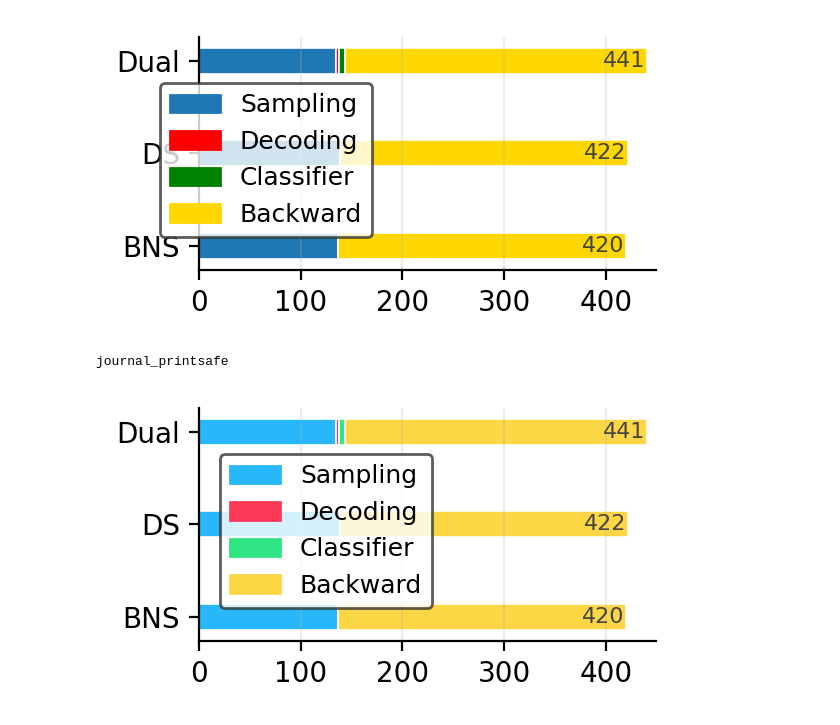
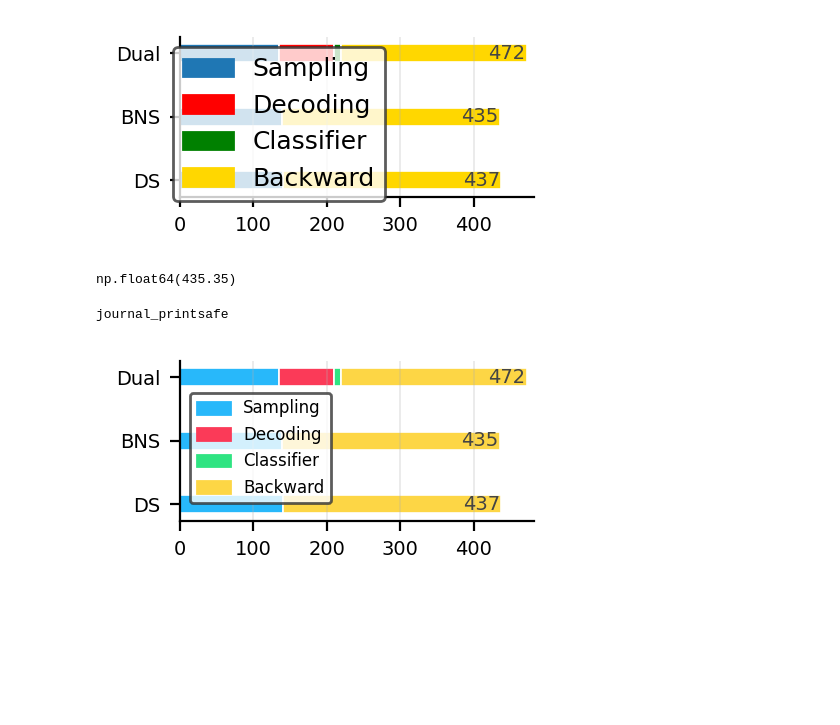
Before and after one commit to scpark20/logpx_samplers, a Jupyter notebook: paper/elapsed_time.ipynb, the cells around one changed output. Drawn from its saved outputs; the diff is of its cells as text; code cells hidden in the pictures; blank space fills up the shorter version.

```diff
--- a/paper/elapsed_time.ipynb
+++ b/paper/elapsed_time.ipynb
@@ -8,9 +8,9 @@ import matplotlib.pyplot as plt
 
 def draw_dit(
     dual_times, ds_times, bns_times,
-    *, figsize=(3, 1.7), dpi=200,
+    *, figsize=(2.3, 1.2), dpi=200,
     bar_height=0.28, grid=True, grid_alpha=0.3,
-    total_inside=True, total_pad=2.0, total_fs=8,
+    total_inside=True, total_pad=2.0, total_fs=7,
     legend_mode="fig",            # "fig" | "ax" | "none"
     legend_kwargs=None,           # e.g., {"loc":"center", "bbox_to_anchor":(0.3,0.6), ...}
     colors=None,
@@ -20,16 +20,16 @@ def draw_dit(
         colors = {"Sampling":"#1f77b4","Decoding":"red","Classifier":"green","Backward":"gold"}
     if rc_update is None:
         rc_update = {
-            "figure.dpi": dpi, "font.size": 10,
-            "axes.titlesize": 11, "axes.labelsize": 10,
+            "figure.dpi": dpi, "font.size": 7,
+            "axes.titlesize": 7, "axes.labelsize": 7,
             "mathtext.fontset": "cm", "axes.linewidth": 0.8, "grid.alpha": grid_alpha,
         }
     plt.rcParams.update(rc_update)
 
     comps = ["Sampling","Decoding","Classifier","Backward"]
     # preserve the intended order
-    labels = ["Dual", "DS", "BNS"]
-    rows  = {"Dual": dual_times, "DS": ds_times, "BNS": bns_times}
+    labels = ["Dual", "BNS", "DS"]
+    rows  = {"Dual": dual_times, "BNS": bns_times, "DS": ds_times}
 
     fig, ax = plt.subplots(figsize=figsize)
 
@@ -64,38 +64,42 @@ def draw_dit(
         ax.grid(axis="x", linestyle="-", linewidth=0.6)
     if totals:
         ax.set_xlim(0, max(totals) * 1.02)
 
     # Legend — pass-through
     if legend_mode != "none":
         handles = [plt.Rectangle((0,0),1,1,color=colors[k]) for k in comps]
         legend_kwargs = legend_kwargs or {}
         if legend_mode == "fig":
             fig.legend(handles, comps, **legend_kwargs)
         elif legend_mode == "ax":
             ax.legend(handles, comps, **legend_kwargs)
 
     plt.tight_layout()
     plt.show()
 
 
 # Example (same values)
-dual_times = [134.63, 2.74, 6.10, 297.15]
-ds_times   = [138.30, 0, 0, 283.87]
-bns_times  = [136.91, 0, 0, 283.26]
+dual_times = [135.39, 73.67, 10.19, 253.04]
+ds_times   = [140.57, 0, 0, 296.82]
+bns_times  = [138.33, 0, 0, 297.02]
 
 draw_dit(
     dual_times, ds_times, bns_times,
     legend_mode="fig",
     legend_kwargs={
         "loc": "center",
-        "bbox_to_anchor": (0.3, 0.55),
+        "bbox_to_anchor": (0.4, 0.55),
         "frameon": True, "fancybox": True,
         "edgecolor": "#333333", "facecolor": "white",
         "ncol": 1, "prop": {"size": 9}
     }
 )
 # %% [output]
-[figure, old version]
+[figure, new version]
+# %%
+np.sum(bns_times)
+# %% [output]
+np.float64(435.35)
 # %%
 PALETTES = {
 
@@ -117,13 +121,13 @@ for key in PALETTES.keys():
         legend_mode="fig",
         legend_kwargs={
             "loc": "center",
-            "bbox_to_anchor": (0.4, 0.55),  # YOUR placement (we won't override)
+            "bbox_to_anchor": (0.36, 0.55),  # YOUR placement (we won't override)
             "frameon": True, "fancybox": True,
             "edgecolor": "#333333", "facecolor": "white",
-            "ncol": 1, "prop": {"size": 9}
+            "ncol": 1, "prop": {"size": 6}
         },
         colors=PALETTES[key]
     )
 # %% [output]
 journal_printsafe
-[figure, old version]
+[figure, new version]
```
Also changed, not shown: 18 other files.
